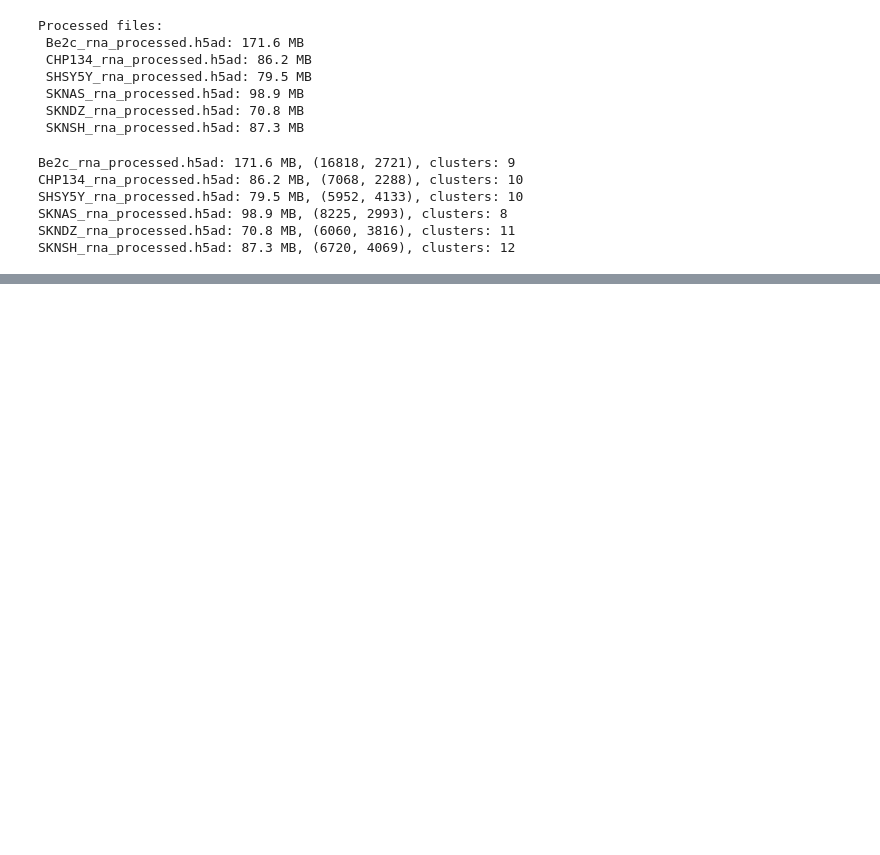
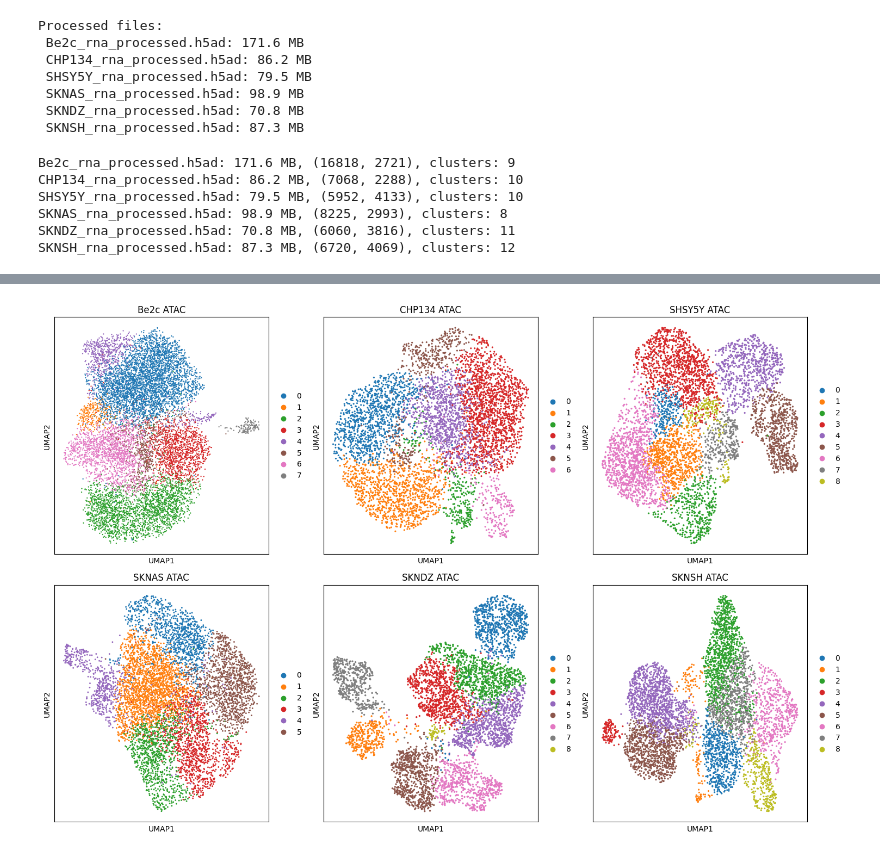
Before and after one commit to matthewniu333/neuroblastoma-multiome, a Jupyter notebook: notebooks/week3_pipeline.ipynb, the cells around one changed output, grey strips where cells are left out. Drawn from its saved outputs; the diff is of its cells as text; code cells hidden in the pictures; blank space fills up the shorter version.

Commit message:
All 6 MuData objects complete, ATAC preprocessing done

```diff
--- a/notebooks/week3_pipeline.ipynb
+++ b/notebooks/week3_pipeline.ipynb
@@ -305,0 +437,13 @@ SKNSH_rna_processed.h5ad: 87.3 MB, (6720, 4069), clusters: 12
+# %%
+# Summary table
+summary_atac = []
+for cl, adata in atac_results.items():
+    summary_atac.append({
+        "cell_line": cl,
+        "MYCN": "amplified" if cl in ["Be2c", "CHP134", "SKNDZ"] else "non-amplified",
+        "cells_after_filter": adata.n_obs,
+        "peaks": adata.n_vars,
+        "clusters": adata.obs['leiden'].nunique()})
+import pandas as pd
+df_atac = pd.DataFrame(summary_atac)
+print(df_atac.to_string(index = False))
@@ -305,0 +516,13 @@ SKNSH_rna_processed.h5ad: 87.3 MB, (6720, 4069), clusters: 12
+# %%
+# Summary table
+summary = []
+for cl, mdata in mudata_objects.items():
+    summary.append({
+        "cell_line": cl,
+        "MYCN": MYCN_STATUS[cl],
+        "paired_cells": mdata.n_obs,
+        "RNA_clusters": mdata['rna'].obs['leiden'].nunique(),
+        "ATAC_clusters": mdata['atac'].obs['leiden'].nunique()})
+
+df = pd.DataFrame(summary)
+print(df.to_string(index = False))
@@ -305,0 +537,14 @@ SKNSH_rna_processed.h5ad: 87.3 MB, (6720, 4069), clusters: 12
+# %%
+# Plots
+import matplotlib.pyplot as plt
+fig, axes = plt.subplots(2, 3, figsize = (15, 10))
+axes = axes.flatten()
+
+for i, (cl, mdata) in enumerate(mudata_objects.items()):
+    sc.pl.umap(mdata['atac'], color = 'leiden', title = f'{cl} ATAC', ax = axes[i], show = False)
+
+plt.tight_layout()
+plt.savefig(os.path.join(PROJECT_ROOT, "outputs", "figures", "all_cell_lines_atac_umap.png"), dpi = 150, bbox_inches = 'tight')
+plt.show()
+# %% [output]
+[figure, added]
```
Also changed, not shown: parts of 10 cells of this notebook, 4 other files.
